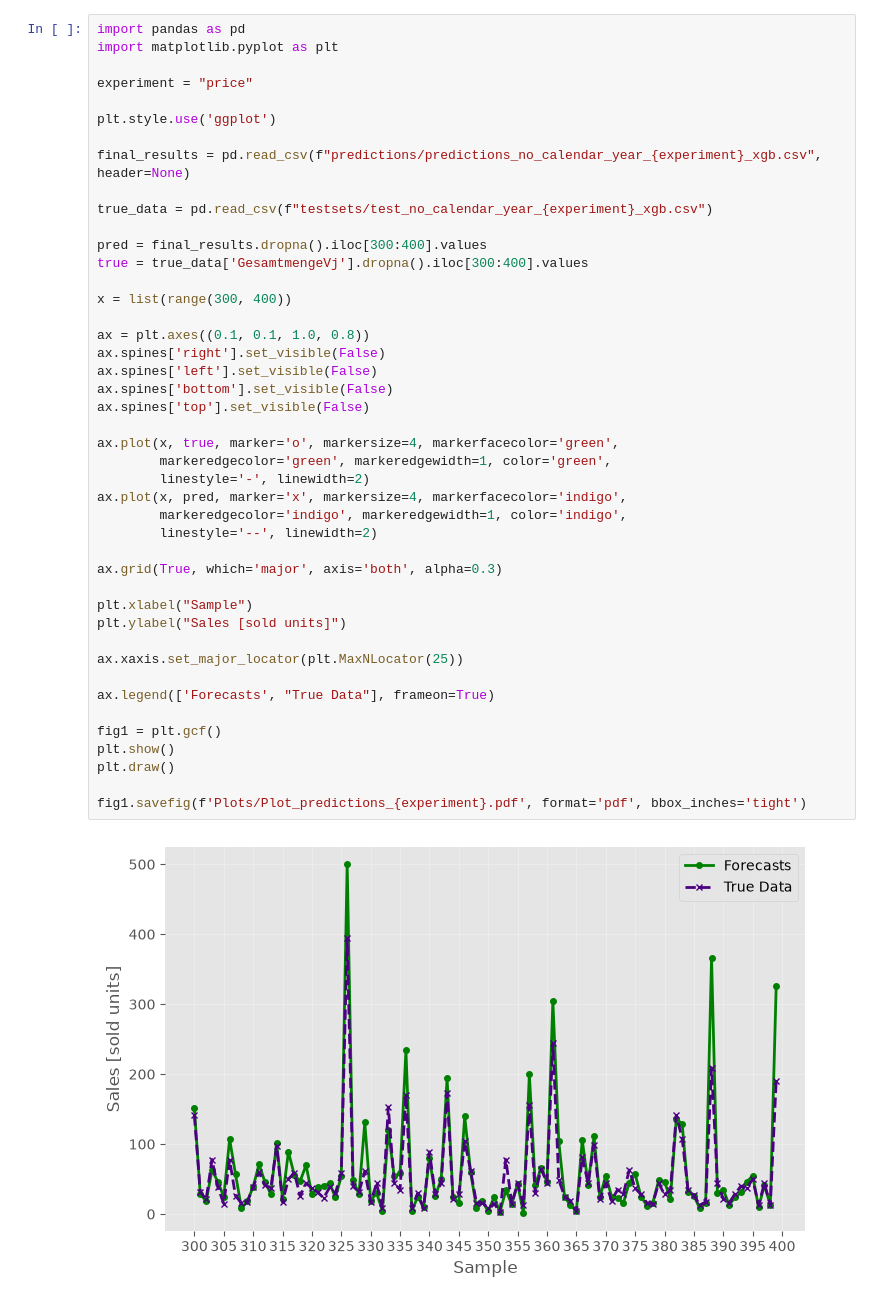
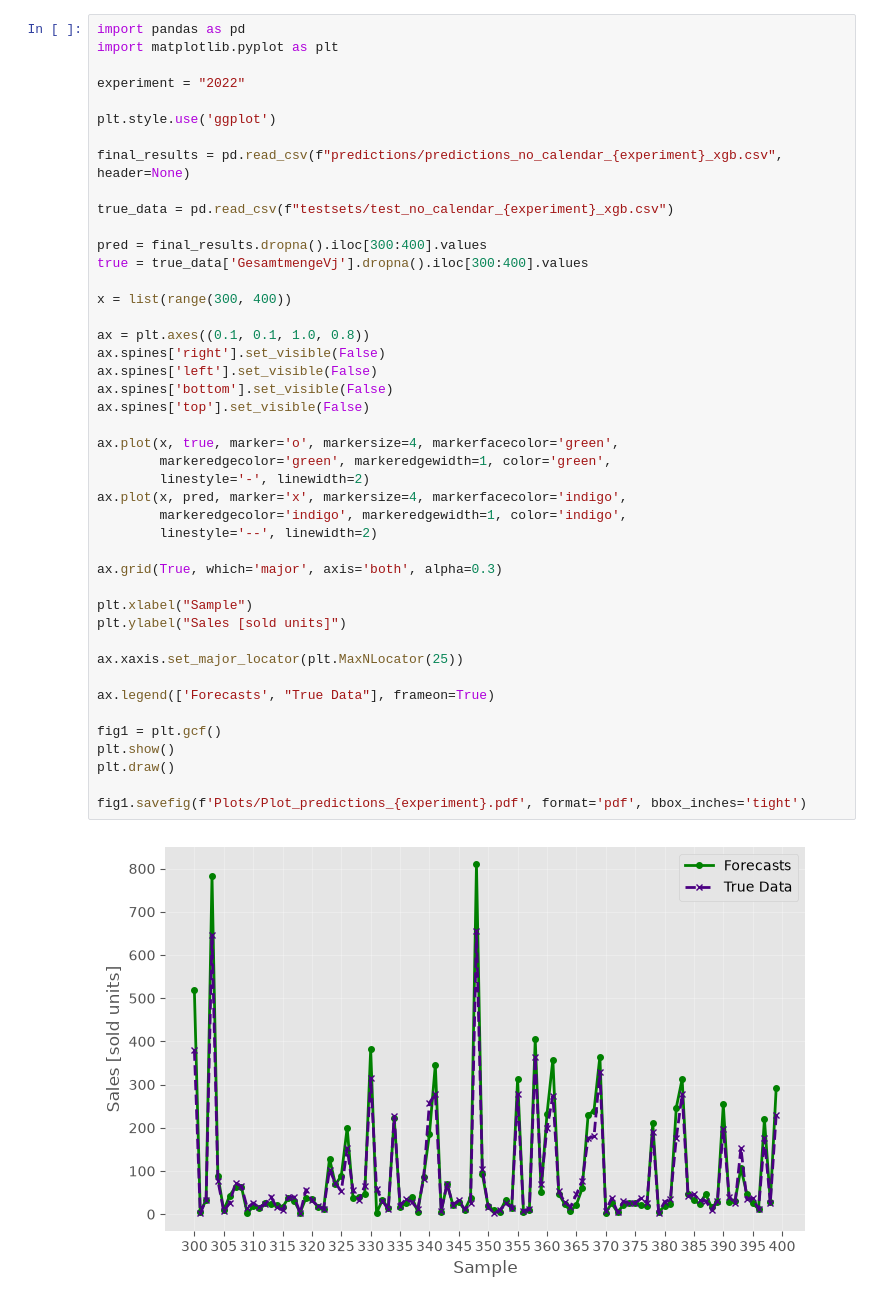
Before and after one commit to grimmlab/Forecasting-Perishables-with-XAI, a Jupyter notebook: Plot paper.ipynb, the cells around one changed output. Saved outputs shown, nothing was run; the diff lists cells and outputs as text.

```diff
--- a/Plot paper.ipynb
+++ b/Plot paper.ipynb
@@ -2,13 +2,13 @@
 import pandas as pd
 import matplotlib.pyplot as plt
 
-experiment = "price"
+experiment = "2022"
 
 plt.style.use('ggplot')
 
-final_results = pd.read_csv(f"predictions/predictions_no_calendar_year_{experiment}_xgb.csv", header=None)
+final_results = pd.read_csv(f"predictions/predictions_no_calendar_{experiment}_xgb.csv", header=None)
 
-true_data = pd.read_csv(f"testsets/test_no_calendar_year_{experiment}_xgb.csv")
+true_data = pd.read_csv(f"testsets/test_no_calendar_{experiment}_xgb.csv")
 
 pred = final_results.dropna().iloc[300:400].values
 true = true_data['GesamtmengeVj'].dropna().iloc[300:400].values
@@ -16,34 +16,34 @@ true = true_data['GesamtmengeVj'].dropna().iloc[300:400].values
 x = list(range(300, 400))
 
 ax = plt.axes((0.1, 0.1, 1.0, 0.8))
 ax.spines['right'].set_visible(False)
 ax.spines['left'].set_visible(False)
 ax.spines['bottom'].set_visible(False)
 ax.spines['top'].set_visible(False)
 
 ax.plot(x, true, marker='o', markersize=4, markerfacecolor='green',
         markeredgecolor='green', markeredgewidth=1, color='green',
         linestyle='-', linewidth=2)
 ax.plot(x, pred, marker='x', markersize=4, markerfacecolor='indigo',
         markeredgecolor='indigo', markeredgewidth=1, color='indigo',
         linestyle='--', linewidth=2)
 
 ax.grid(True, which='major', axis='both', alpha=0.3)
 
 plt.xlabel("Sample")
 plt.ylabel("Sales [sold units]")
 
 ax.xaxis.set_major_locator(plt.MaxNLocator(25))
 
 ax.legend(['Forecasts', "True Data"], frameon=True)
 
 fig1 = plt.gcf()
 plt.show()
 plt.draw()
 
 fig1.savefig(f'Plots/Plot_predictions_{experiment}.pdf', format='pdf', bbox_inches='tight')
 # %% [output]
-[figure, old version]
+[figure, new version]
 <Figure size 640x480 with 0 Axes>
 # %%
 import pickle
```
Also changed, not shown: parts of 2 cells of this notebook, 14 other files.
